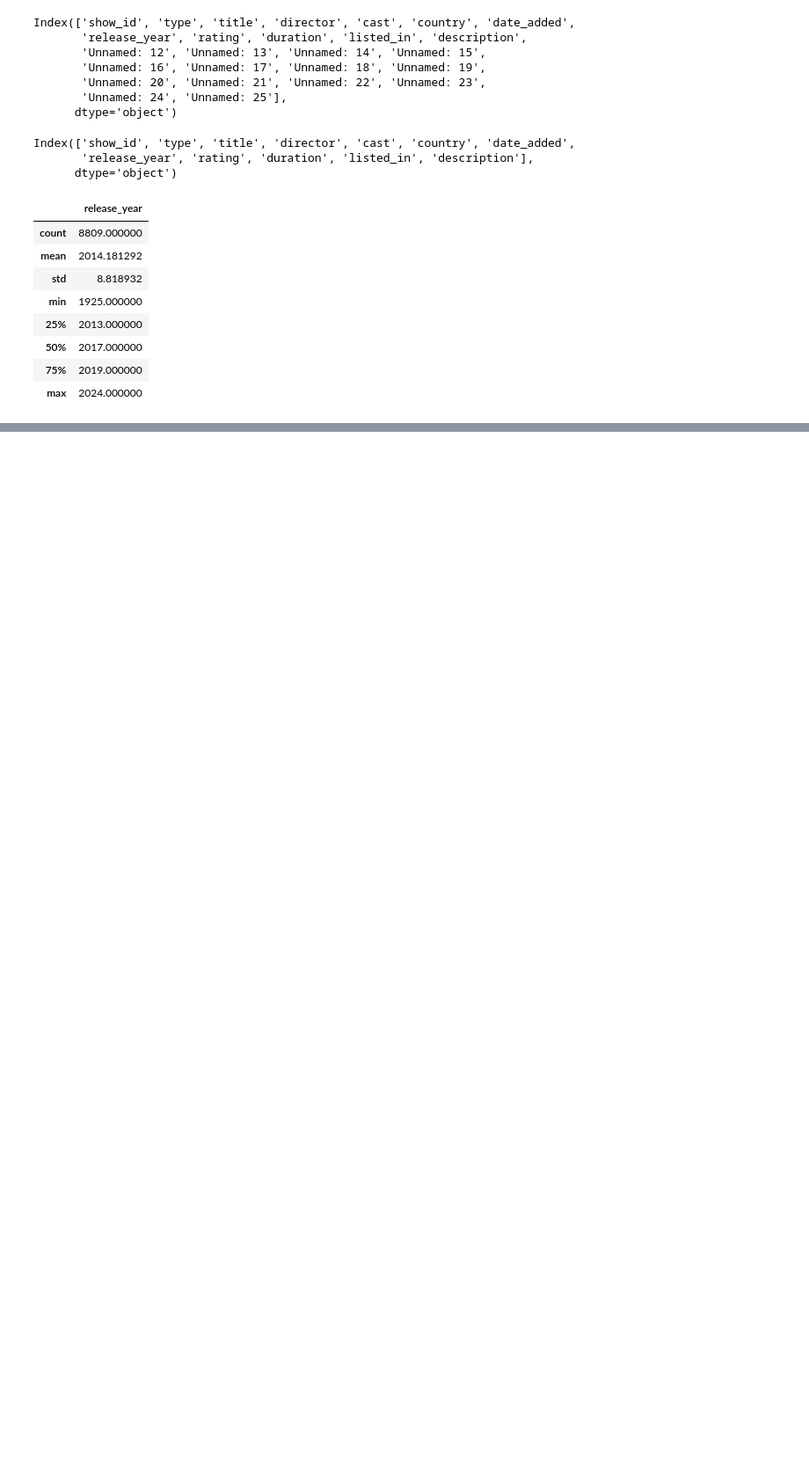
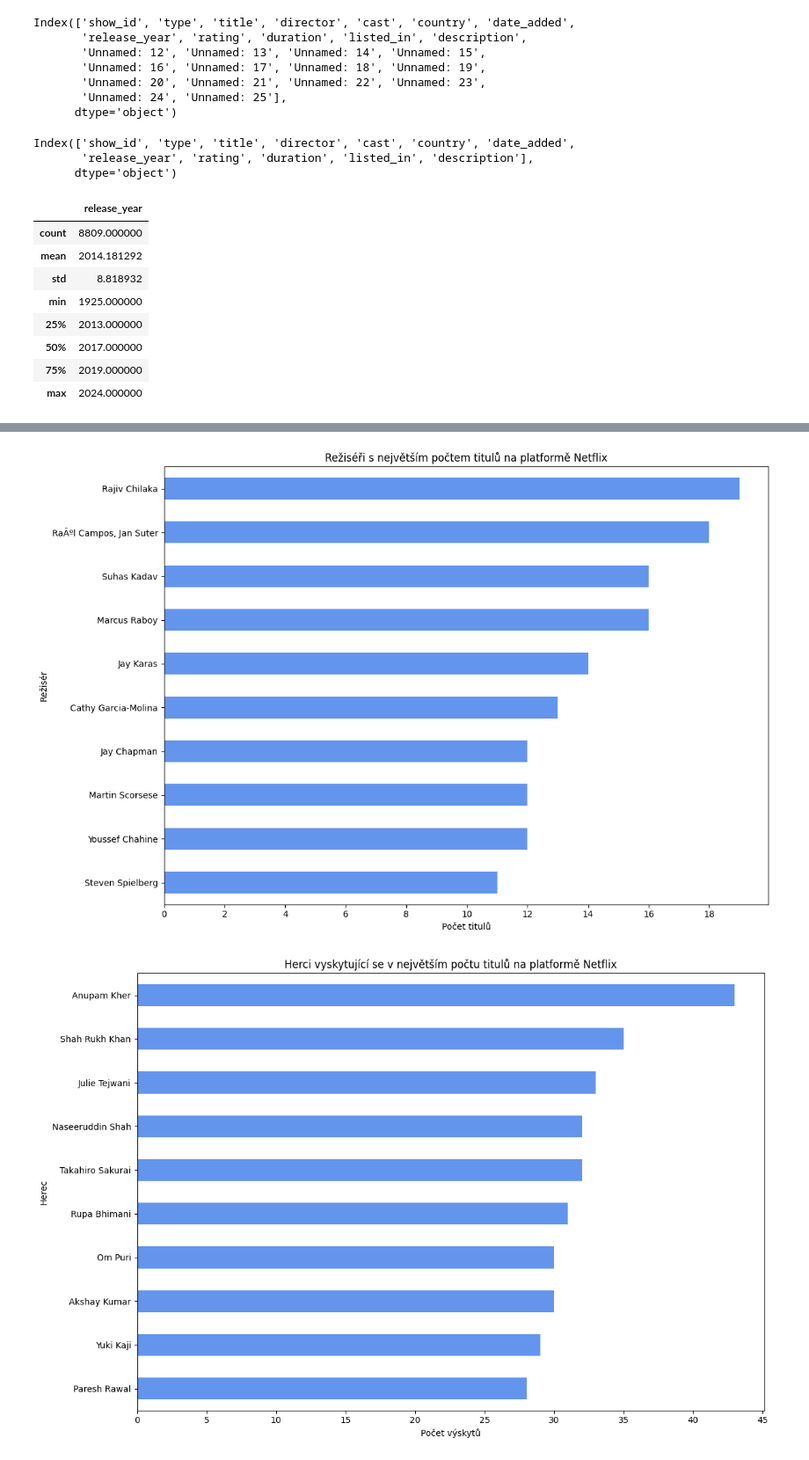
Before and after one commit to ondrejsvorc/UJEP, a Jupyter notebook: MSW/2/2.ipynb, the cells around one changed output, grey strips where cells are left out. Shown: that part at 88% size. Cells and saved outputs as stored; diff of their text form; code cells hidden in the pictures; blank space fills up the shorter version.

```diff
--- a/MSW/2/2.ipynb
+++ b/MSW/2/2.ipynb
@@ -63,0 +168,26 @@ data.head(10)
+# %%
+directors = data["director"].value_counts().head(10)
+cast = data["cast"].str.split(", ", expand=True).stack().value_counts().head(10)
+
+plt.figure(figsize=(12, 8))
+directors.sort_values().plot(kind="barh", color="#6495ED").xaxis.set_major_locator(
+    MaxNLocator(integer=True)
+)
+plt.title("Režiséři s největším počtem titulů na platformě Netflix")
+plt.xlabel("Počet titulů")
+plt.ylabel("Režisér")
+plt.tight_layout()
+plt.show()
+
+plt.figure(figsize=(12, 8))
+cast.sort_values().plot(kind="barh", color="#6495ED").xaxis.set_major_locator(
+    MaxNLocator(integer=True)
+)
+plt.title("Herci vyskytující se v největším počtu titulů na platformě Netflix")
+plt.xlabel("Počet výskytů")
+plt.ylabel("Herec")
+plt.tight_layout()
+plt.show()
+# %% [output]
+[figure, added]
+[figure, added]
```
Also changed, not shown: parts of 8 cells of this notebook.
